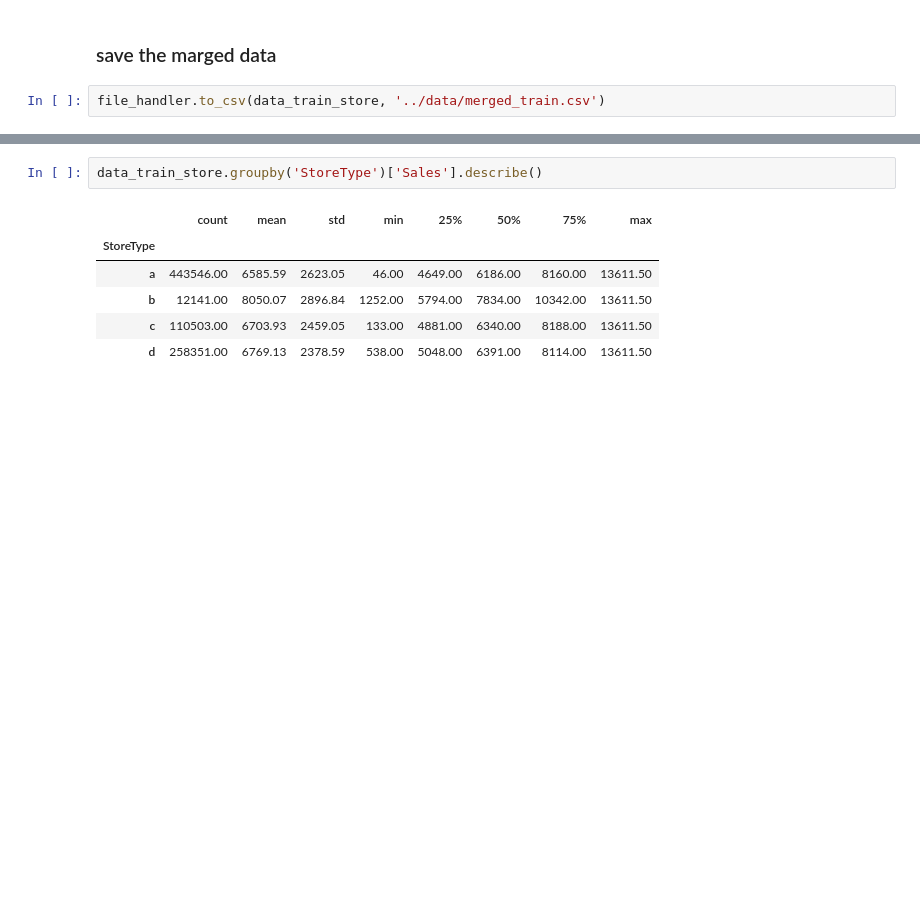
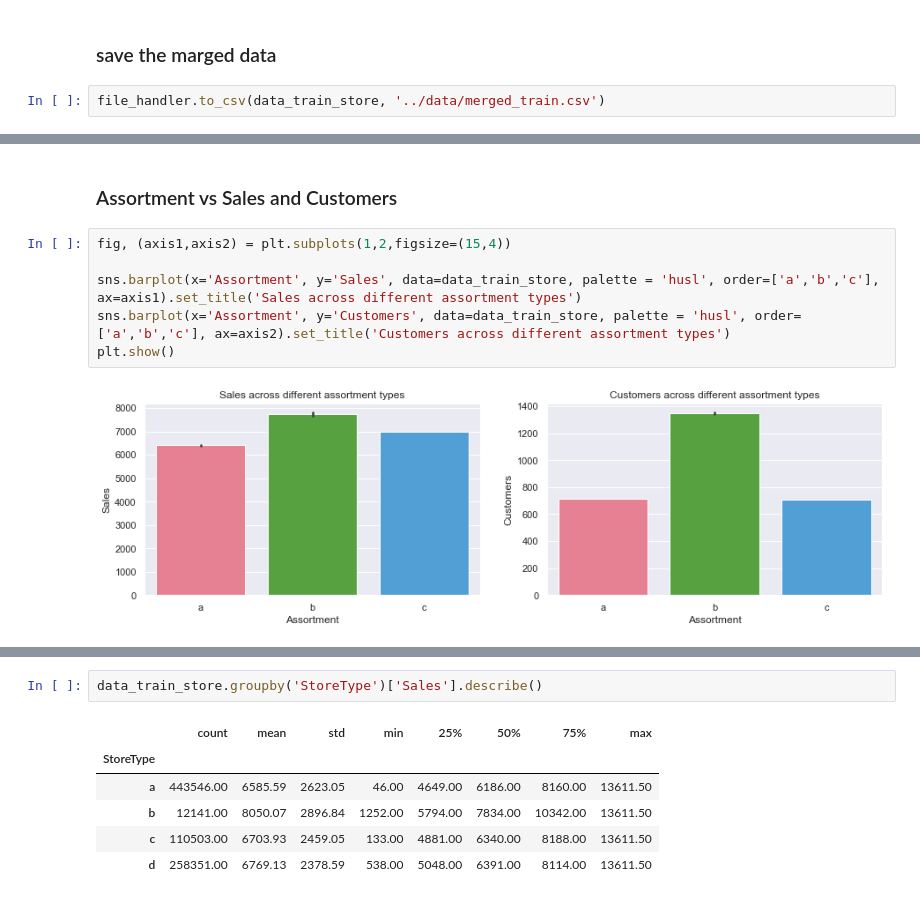
Before and after one commit to Samrawit02/Pharmaceutical-Sales-prediction, a Jupyter notebook: notebook/EDA.ipynb, the cells around one changed output, grey strips where cells are left out. Saved outputs shown, nothing was run; the diff lists cells and outputs as text; blank space fills up the shorter version.

```diff
--- a/notebook/EDA.ipynb
+++ b/notebook/EDA.ipynb
@@ -639,0 +754,10 @@ file_handler.to_csv(data_train_store, '../data/merged_train.csv')
+# %% [markdown]
+### Assortment vs Sales and Customers
+# %%
+fig, (axis1,axis2) = plt.subplots(1,2,figsize=(15,4))
+
+sns.barplot(x='Assortment', y='Sales', data=data_train_store, palette = 'husl', order=['a','b','c'], ax=axis1).set_title('Sales across different assortment types')
+sns.barplot(x='Assortment', y='Customers', data=data_train_store, palette = 'husl', order=['a','b','c'], ax=axis2).set_title('Customers across different assortment types')
+plt.show()
+# %% [output]
+[figure, added]
```
Also changed, not shown: parts of 63 cells of this notebook, 1 other file.
